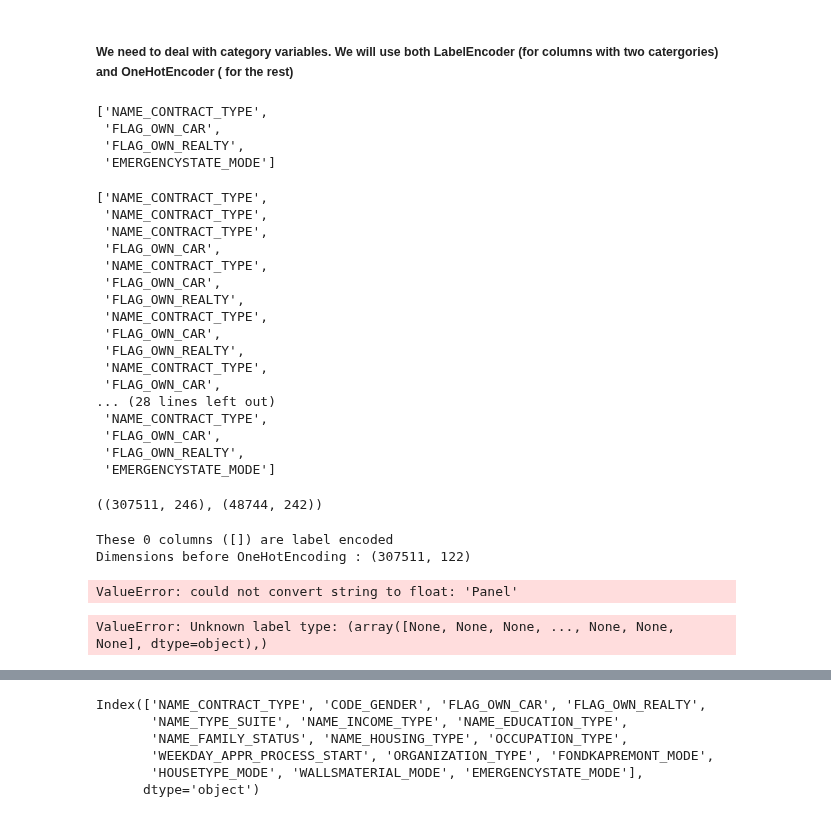
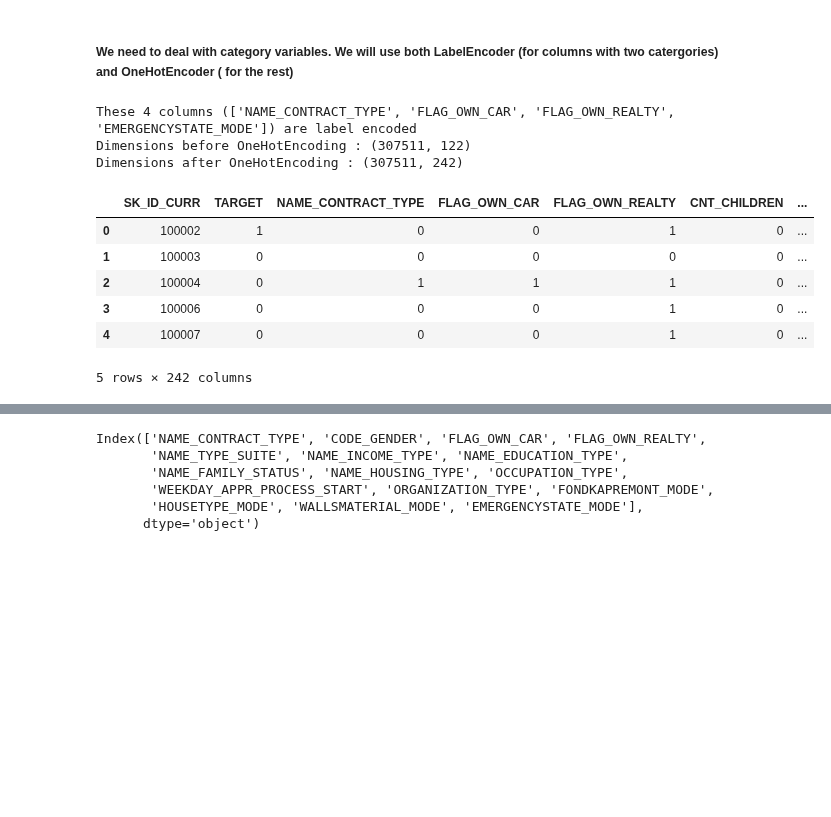
Before and after one commit to zahid1202/Credit_Default_Risk, a Jupyter notebook: CreditCardFraud.ipynb, the cells around one changed output, grey strips where cells are left out. Drawn from its saved outputs; the diff is of its cells as text; code cells hidden in the pictures; blank space fills up the shorter version.

```diff
--- a/CreditCardFraud.ipynb
+++ b/CreditCardFraud.ipynb
@@ -274,85 +252,39 @@ train.TARGET.hist(figsize=[5,5])
 #### Distribution of target variables are not balanced as well, so we need to do some operations.
 # %% [markdown]
 ##### We need to deal with category variables. We will use both LabelEncoder (for columns with two catergories) and OneHotEncoder ( for the rest)
-# %%
-    le_col=[]
-    for col in train:
-        if train[col].dtype =="object":
-            if train[col].nunique()==2:
-                le_col.append(col)
-    le_col
-# %% [output]
-['NAME_CONTRACT_TYPE',
- 'FLAG_OWN_CAR',
- 'FLAG_OWN_REALTY',
- 'EMERGENCYSTATE_MODE']
-# %%
-train.TARGET.nunique()
-le = LabelEncoder()
-le_col=[]
-ob=[]
-for col in train:
-    if train[col].dtype =="object":
-        t
-        ob.append(col)
-        for o in ob:
-            if train[o].nunique() ==2:
-                le_col.append(o)
-ov
-# %% [output]
-['NAME_CONTRACT_TYPE',
- 'NAME_CONTRACT_TYPE',
- 'NAME_CONTRACT_TYPE',
- 'FLAG_OWN_CAR',
- 'NAME_CONTRACT_TYPE',
- 'FLAG_OWN_CAR',
- 'FLAG_OWN_REALTY',
- 'NAME_CONTRACT_TYPE',
- 'FLAG_OWN_CAR',
- 'FLAG_OWN_REALTY',
- 'NAME_CONTRACT_TYPE',
- 'FLAG_OWN_CAR',
-... (28 lines left out)
- 'NAME_CONTRACT_TYPE',
- 'FLAG_OWN_CAR',
- 'FLAG_OWN_REALTY',
- 'EMERGENCYSTATE_MODE']
 # %%
 train= application_train.copy()
 test = application_test.copy()
-pd.get_dummies(train).shape, pd.get_dummies(test).shape
+#pd.get_dummies(train).shape, pd.get_dummies(test).shape
-# %% [output]
-((307511, 246), (48744, 242))
 # %%
-
-
-def oh_encode(df):
+def encode(df):
     le = LabelEncoder()
     oe = OneHotEncoder()
     le_col=[]
     for col in df:
         if df[col].dtype =="object":
             if df[col].nunique()==2:
-                df[col]= df[col].replace(np.nan, "NAN", inplace=True)
+                df[col].replace(np.nan, "NAN", inplace=True)
                 le_col.append(col)
-                #oe.fit(df[col])
-                #oe.fit_transform(df[col])
+                le.fit(df[col])
+                df[col] = le.transform(df[col])
     print("These {} columns ({}) are label encoded".format(len(le_col), le_col))
     print("Dimensions before OneHotEncoding : {}".format(df.shape))
-    df = oe.fit_transform(df.)
+    df = pd.get_dummies(df)
     print("Dimensions after OneHotEncoding : {}".format(df.shape))
 
     return df
 
-oh_encode(train)
+train =encode(train)
+train.head()
 # %% [output]
-These 0 columns ([]) are label encoded
+These 4 columns (['NAME_CONTRACT_TYPE', 'FLAG_OWN_CAR', 'FLAG_OWN_REALTY', 'EMERGENCYSTATE_MODE']) are label encoded
 Dimensions before OneHotEncoding : (307511, 122)
+Dimensions after OneHotEncoding : (307511, 242)
+|  | SK_ID_CURR | TARGET | NAME_CONTRACT_TYPE | FLAG_OWN_CAR | FLAG_OWN_REALTY | CNT_CHILDREN | ... |
+| 0 | 100002 | 1 | 0 | 0 | 1 | 0 | ... |
+| 1 | 100003 | 0 | 0 | 0 | 0 | 0 | ... |
+| 2 | 100004 | 0 | 1 | 1 | 1 | 0 | ... |
+| 3 | 100006 | 0 | 0 | 0 | 1 | 0 | ... |
+| 4 | 100007 | 0 | 0 | 0 | 1 | 0 | ... |
-ValueError: could not convert string to float: 'Panel'
+5 rows × 242 columns
-# %%
-cat_features = ['color', 'director_name', 'actor_2_name']
-encoder = LabelBinarizer()
-new_cat_features = encoder.fit_transform(train.FLAG_OWN_CAR)
-new_cat_features
-# %% [output]
-ValueError: Unknown label type: (array([None, None, None, ..., None, None, None], dtype=object),)
```
Also changed, not shown: parts of 8 cells of this notebook.
